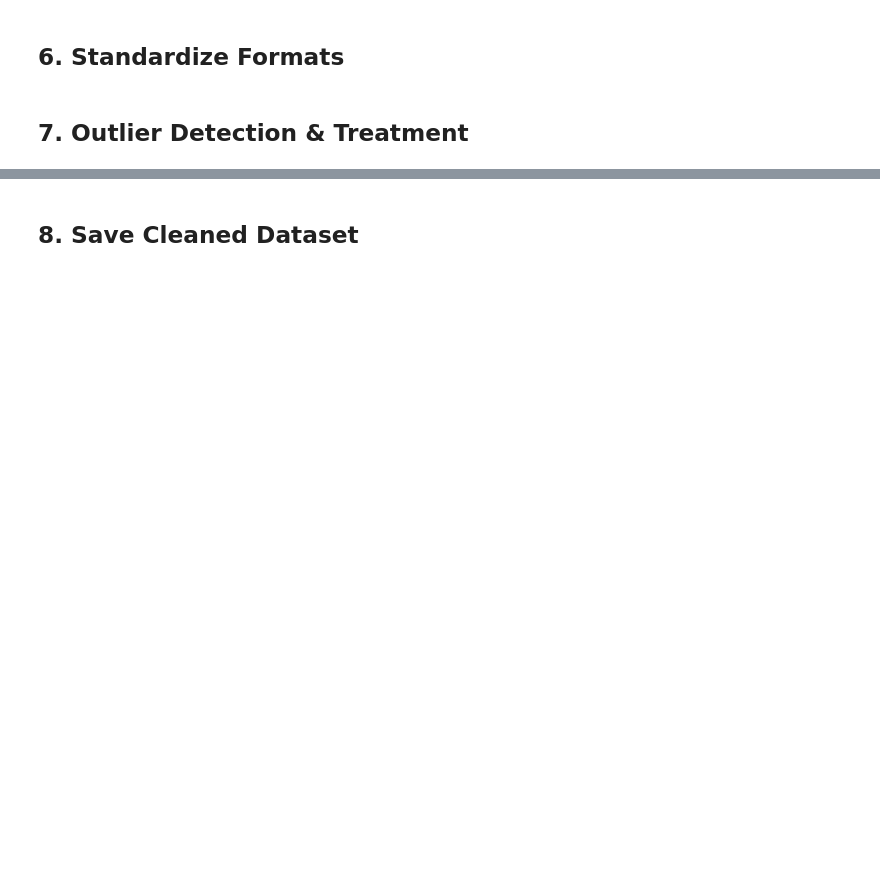
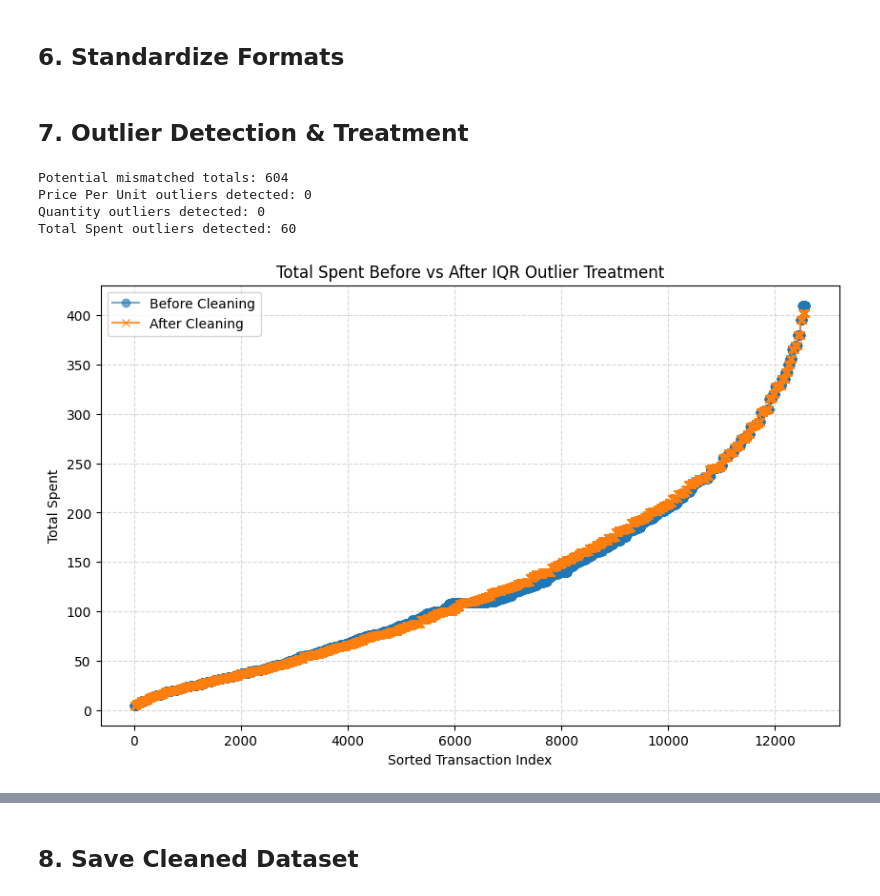
Before and after one commit to Ian-Gabriel-Paulmino/csc172-data-cleaning-paulmino, a Jupyter notebook: notebooks/data_cleaning.ipynb, the cells around one changed output, grey strips where cells are left out. Cells and saved outputs as stored; diff of their text form; code cells hidden in the pictures; blank space fills up the shorter version.

```diff
--- a/notebooks/data_cleaning.ipynb
+++ b/notebooks/data_cleaning.ipynb
@@ -62,13 +115,58 @@ df = df.drop_duplicates()
 # %% [markdown]
 ## 6. Standardize Formats
 # %%
-# Example: string formatting
-df['Category'] = df['Category'].str.strip().str.lower()
+# Convert Transaction Date to datetime
+df["Transaction Date"] = pd.to_datetime(df["Transaction Date"], errors="coerce")
+
+# Standardize Payment Method
+df["Payment Method"] = df["Payment Method"].str.strip().str.title()
+
+# Standardize Location
+df["Location"] = df["Location"].str.strip().str.title()
+
+# Standardize Discount Applied → convert to boolean (True/False/Unknown)
+df["Discount Applied"] = df["Discount Applied"].replace(
+    {"TRUE": True, "True": True, "FALSE": False, "False": False})
 # %% [markdown]
 ## 7. Outlier Detection & Treatment
 # %%
-# Example: IQR method
-Q1 = df['column'].quantile(0.25)
-Q3 = df['column'].quantile(0.75)
-IQR = Q3 - Q1
-filtered = df[~((df['column'] < (Q1 - 1.5 * IQR)) |(df['column'] > (Q3 + 1.5 * IQR)))]
+before_total = df["Total Spent"].copy()
+
+
+df["Calc_Total"] = df["Price Per Unit"] * df["Quantity"]
+outliers = df[np.abs(df["Total Spent"] - df["Calc_Total"]) > 1e-6]
+print("Potential mismatched totals:", outliers.shape[0])
+df.loc[outliers.index, "Total Spent"] = df.loc[outliers.index, "Calc_Total"]
+df = df.drop(columns=["Calc_Total"])
+
+for col in ["Price Per Unit", "Quantity", "Total Spent"]:
+    Q1 = df[col].quantile(0.25)
+    Q3 = df[col].quantile(0.75)
+    IQR = Q3 - Q1
+    lower = Q1 - 1.5 * IQR
+    upper = Q3 + 1.5 * IQR
+    outliers = df[(df[col] < lower) | (df[col] > upper)]
+    print(f"{col} outliers detected:", outliers.shape[0])
+    df[col] = np.where(df[col] < lower, lower,
+                np.where(df[col] > upper, upper, df[col]))
+
+
+after_total = df["Total Spent"].copy()
+
+plt.figure(figsize=(10,6))
+
+plt.plot(np.sort(before_total.dropna()), label="Before Cleaning", marker="o", alpha=0.6)
+plt.plot(np.sort(after_total.dropna()), label="After Cleaning", marker="x", alpha=0.8)
+
+plt.title("Total Spent Before vs After IQR Outlier Treatment")
+plt.xlabel("Sorted Transaction Index")
+plt.ylabel("Total Spent")
+plt.legend()
+plt.grid(True, linestyle="--", alpha=0.5)
+plt.show()
+# %% [output]
+Potential mismatched totals: 604
+Price Per Unit outliers detected: 0
+Quantity outliers detected: 0
+Total Spent outliers detected: 60
+[figure, added]
```
Also changed, not shown: parts of 9 cells of this notebook, 2 other files.
